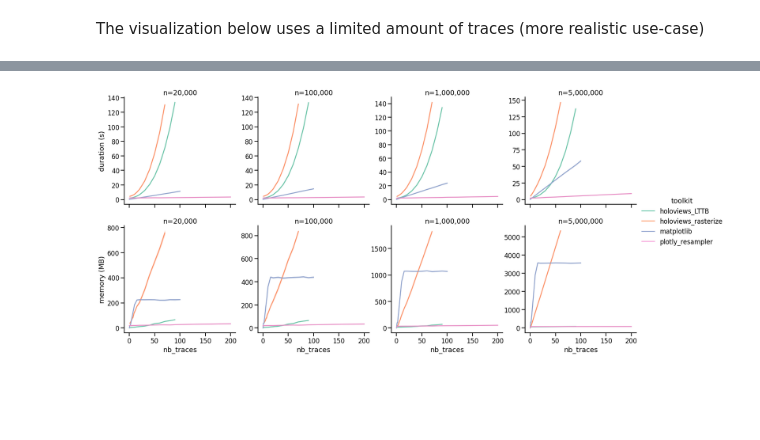
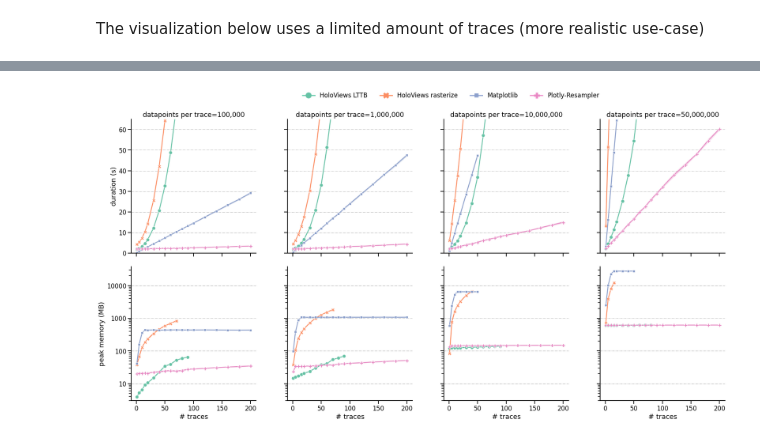
Before and after one commit to predict-idlab/plotly-resampler-benchmarks, a Jupyter notebook: code/benchmark_visualizations.ipynb, the cells around one changed output, grey strips where cells are left out. Drawn from its saved outputs; the diff is of its cells as text; code cells hidden in the pictures; blank space fills up the shorter version.

```diff
--- a/code/benchmark_visualizations.ipynb
+++ b/code/benchmark_visualizations.ipynb
@@ -39,9 +39,7 @@ sns.set_context('talk')
 # %%
-# df_mem_tot = pd.concat(df_mems, ignore_index=True)
-# df_mem_tot['args.rss'] /= 1e6
-# df_mem_tot.rename(columns={'args.rss': 'memory (MB)'}, inplace=True)
-# df_mem_tot['ts'] = df_mem_tot.ts.dt.total_seconds()
-# df_mem_tot.rename(columns={'ts': 'duration (s)'}, inplace=True)
-# df_mem_tot = pd.concat([df_mem_tot, pd.read_parquet('df_mem_tot.parquet', engine='fastparquet')], ignore_index=True)
-# df_mem_tot['n'] = df_mem_tot['n'].map(lambda x: f'{x:,}')
+df_mem_tot = pd.concat(df_mems, ignore_index=True)
+df_mem_tot['args.rss'] /= 1e6
+df_mem_tot.rename(columns={'args.rss': 'memory (MB)'}, inplace=True)
+df_mem_tot['ts'] = df_mem_tot.ts.dt.total_seconds()
+df_mem_tot.rename(columns={'ts': 'duration (s)'}, inplace=True)
 # %%
@@ -50,8 +59,10 @@ df_mem_tot['n'] = df_mem_tot['n'].map(lambda x: f'{x:,}')
 # %%
 df_mem_viz = (
-    df_mem_tot.groupby(["toolkit", "index", "nb_traces", 'n'])[["duration (s)", "memory (MB)"]]
-        .max()
-        .reset_index()
+    df_mem_tot.groupby(["toolkit", "index", "nb_traces", "n"])[
+        ["duration (s)", "memory (MB)"]
+    ]
+    .max()
+    .reset_index()
 )
 # %% [markdown]
 ## The visualization
@@ -123,22 +131,55 @@ g.savefig('../reports/benchmark_fig.png', dpi=250)
 # %%
-row_order = ['duration (s)', 'memory (MB)']
+row_order = ["duration (s)", "peak memory (MB)"]
 g = sns.relplot(
-    data=df_mem_viz.melt(id_vars=['nb_traces', 'toolkit', 'index', 'n']),
-    kind='line',
-    hue='toolkit',
-    x='nb_traces',
-    y='value',
-    row='variable',
-    height=5,
-    palette='Set2',
-    col='n',
-    col_order=['20,000', '100,000', '1,000,000', '5,000,000'],
+    data=df_mem_viz[
+        df_mem_viz.nb_traces.isin(
+            [1, 5, 10, 15, 20, 30, 40, 50, 60, 70, 80, 90, 100, 120, 140, 160, 180, 200]
+        )
+    ]
+    .rename(columns={"memory (MB)": "peak memory (MB)"})
+    .melt(id_vars=["nb_traces", "toolkit", "index", "n"])
+    .rename(
+        columns={
+            "nb_traces": "# traces",
+            "n": "datapoints per trace",
+        }
+    ),
+    kind="line",
+    hue="toolkit",
+    style="toolkit",
+    markers=True,
+    dashes=False,
+    x="# traces",
+    y="value",
+    row="variable",
+    height=6,
+    palette="Set2",
+    col="datapoints per trace",
+    col_order=["100,000", "1,000,000", "10,000,000", "50,000,000"],
     row_order=row_order,
-    facet_kws={'sharey': False} #'sharex': 'row'}
+    facet_kws={"sharey": "row"},
 )
 g.set_titles("{col_var}={col_name}")
+plt.setp(g.legend.get_lines(), linewidth=3, markersize=15)
+sns.move_legend(
+    g, "lower center", bbox_to_anchor=(0.5, 1), ncol=4, title=None, frameon=False
+)
+
+for ax in g.axes[0]:
+    ax.set_ylim(0, 65)
+    ax.grid(True, axis="y", linewidth=1, linestyle="dashdot")
+
+for ax in g.axes[1]:
+    ax.grid(True, axis="y", linewidth=1, linestyle="dashdot")
+    ax.set_ylim(3, 38_000)
+    ax.set_yscale("log")
+    ax.set_title("")
+    # ax.set_yticks([10, 100, 1000, 5_000])
+    ax.get_yaxis().set_major_formatter(matplotlib.ticker.ScalarFormatter())
+
 for row_axs, row_name in zip(g.axes, row_order):
     row_axs[0].set_ylabel(row_name)
-plt.subplots_adjust(wspace=0.2, hspace=0.2)
+
+plt.subplots_adjust(wspace=0.25, hspace=0.1)
 # %% [output]
-[figure, old version]
+[figure, new version]
```
Also changed, not shown: parts of 17 cells of this notebook.
